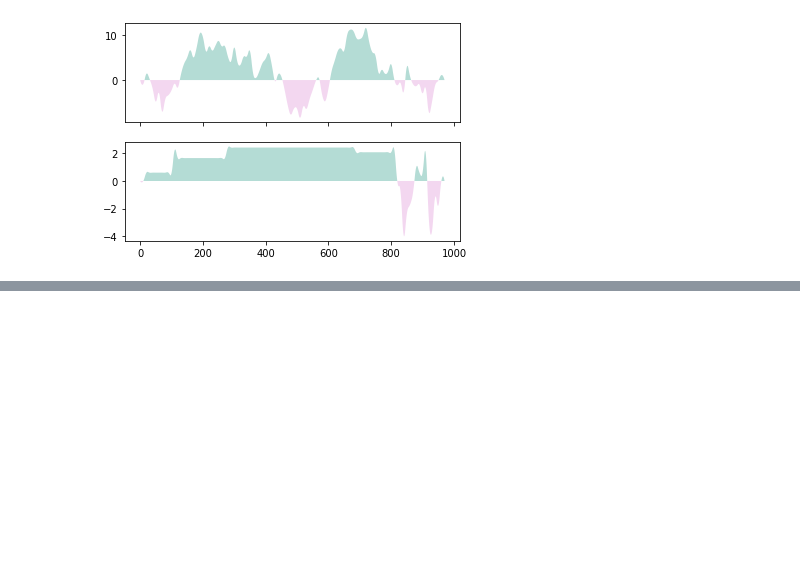
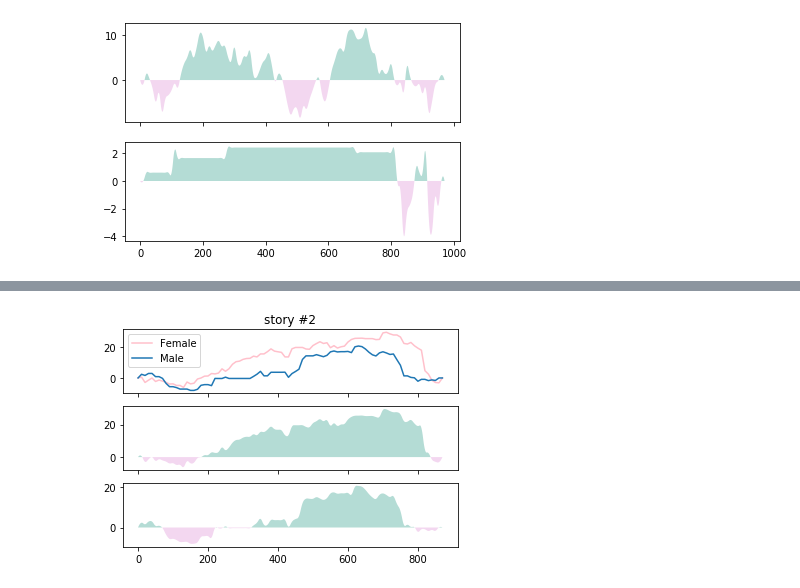
Before and after one commit to wenoptics/viz-of-gender-stereotypes-from-texts, a Jupyter notebook: general.ipynb, the cells around one changed output, grey strips where cells are left out. Drawn from its saved outputs; the diff is of its cells as text; code cells hidden in the pictures; blank space fills up the shorter version.

```diff
--- a/general.ipynb
+++ b/general.ipynb
@@ -157,3 +175,7 @@ def show_acc_stream_plot(story_idx, smooth_frac=10):
+# %%
+show_acc_stream_plot(story_idx=2)
+# %% [output]
+[figure, added]
 # %%
 show_acc_stream_plot(story_idx=25)
 # %% [output]
```
Also changed, not shown: parts of 16 cells of this notebook.
